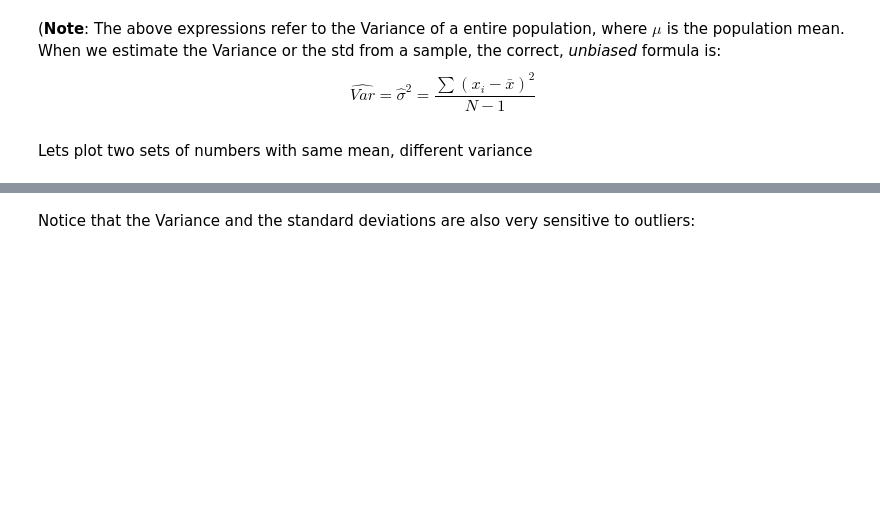
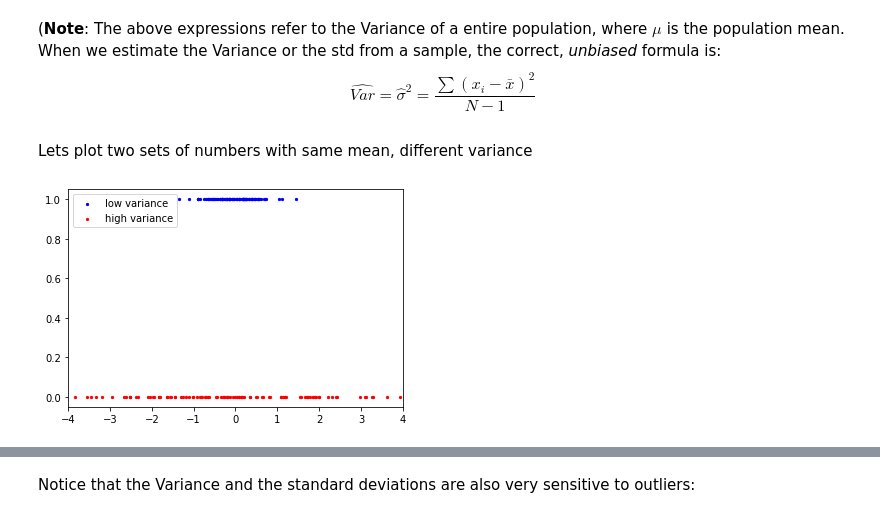
Before and after one commit to Ironhack-Data-Madrid-Enero-2021/Classroom-Materials, a Jupyter notebook: week_05/03-intro-statistics.ipynb, the cells around one changed output, grey strips where cells are left out. Drawn from its saved outputs; the diff is of its cells as text; code cells hidden in the pictures; blank space fills up the shorter version.

```diff
--- a/week_05/03-intro-statistics.ipynb
+++ b/week_05/03-intro-statistics.ipynb
@@ -277,26 +385,28 @@ Lets plot two sets of numbers with same mean, different variance
 # %%
 # number of points
 N = 100
 
 # std=0.5
 plt.scatter(
-    x=np.random.normal(0, 0.5, N),
+    x=np.random.normal(loc=0, scale=0.5, size=N),
     y=np.ones(N),
     c='b',
-    s=3,
+    s=5,
     label='low variance'
 )
 
 # std=2
 plt.scatter(
     x=np.random.normal(0, 2, N),
     y=np.zeros(N),
-    c='orange',
-    s=3,
+    c='red',
+    s=5,
     label='high variance'
 )
 
 plt.xlim([-4, 4])
 plt.legend()
 plt.show()
+# %% [output]
+[figure, added]
 # %%
```
Also changed, not shown: parts of 115 cells of this notebook, 2 other files.
